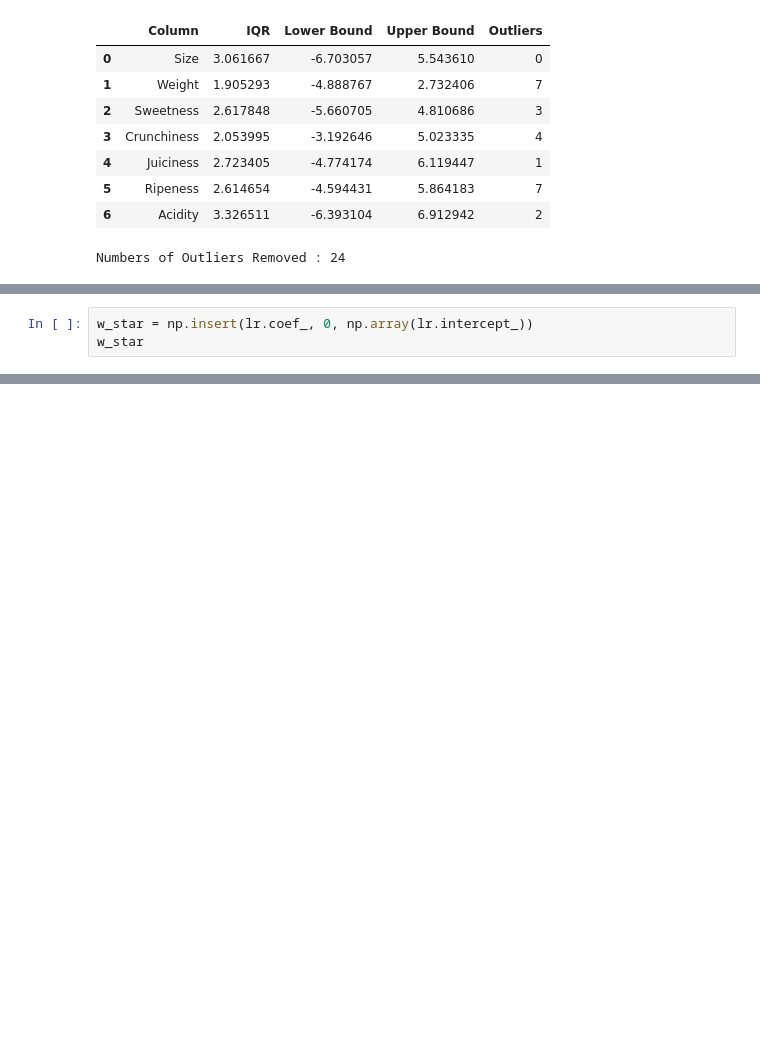
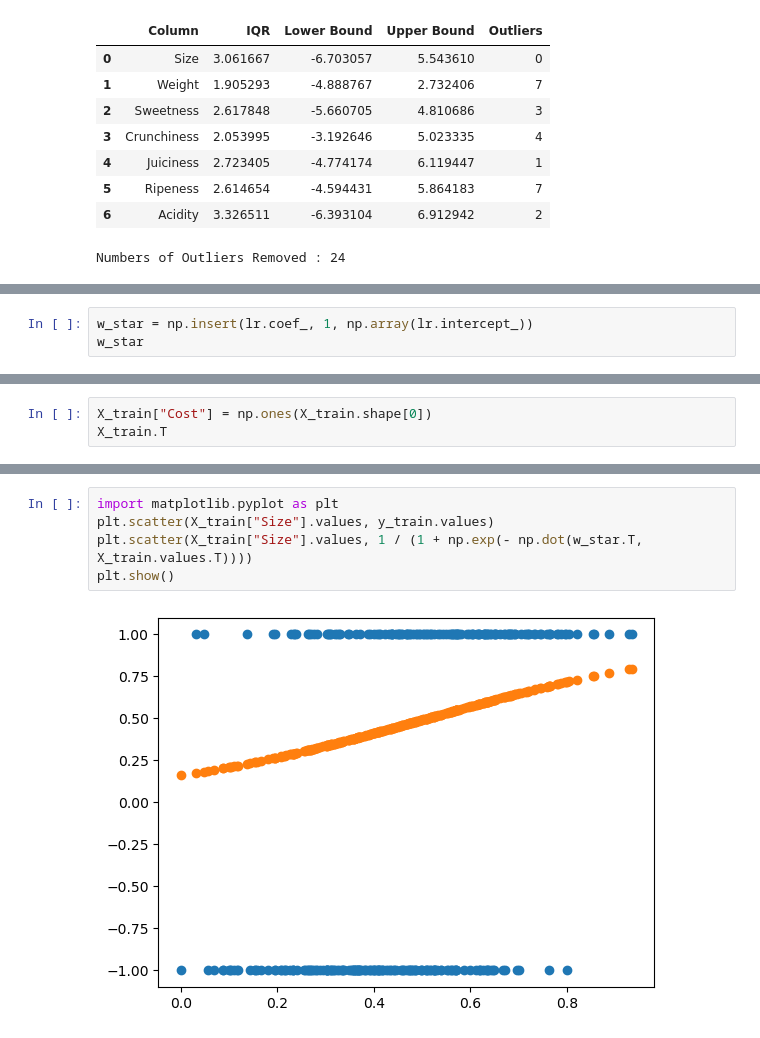
Before and after one commit to david-inf/SGD-and-LS, a Jupyter notebook: py/datasets/appleRegr.ipynb, the cells around one changed output, grey strips where cells are left out. Saved outputs shown, nothing was run; the diff lists cells and outputs as text; blank space fills up the shorter version.

```diff
--- a/py/datasets/appleRegr.ipynb
+++ b/py/datasets/appleRegr.ipynb
@@ -159,4 +169,4 @@ Accuracy: 0.8
 # %%
-w_star = np.insert(lr.coef_, 0, np.array(lr.intercept_))
+w_star = np.insert(lr.coef_, 1, np.array(lr.intercept_))
 w_star
 # %% [output]
@@ -164,0 +174,3 @@ array([-3.93045935,  4.32898442,  0.49743289,  2.82647303,  0.32708793,
+# %%
+X_train["Cost"] = np.ones(X_train.shape[0])
+X_train.T
@@ -165,3 +182,10 @@ array([-3.93045935,  4.32898442,  0.49743289,  2.82647303,  0.32708793,
+# %%
+import matplotlib.pyplot as plt
+plt.scatter(X_train["Size"].values, y_train.values)
+plt.scatter(X_train["Size"].values, 1 / (1 + np.exp(- np.dot(w_star.T, X_train.values.T))))
+plt.show()
+# %% [output]
+[figure, added]
 # %%
 # Generate a neighbour point
 eps = 0.1
```
Also changed, not shown: parts of 11 cells of this notebook, 3 other files.
